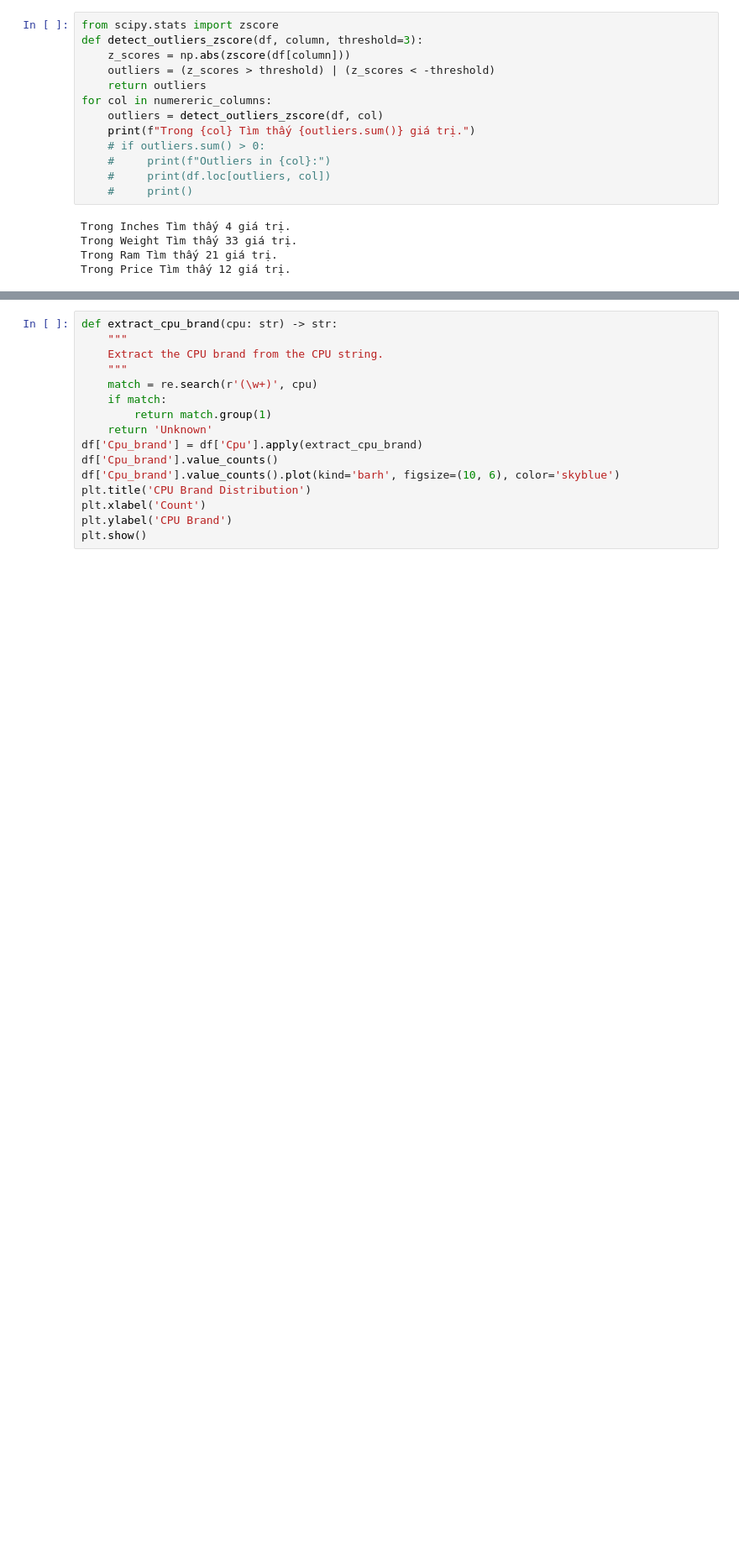
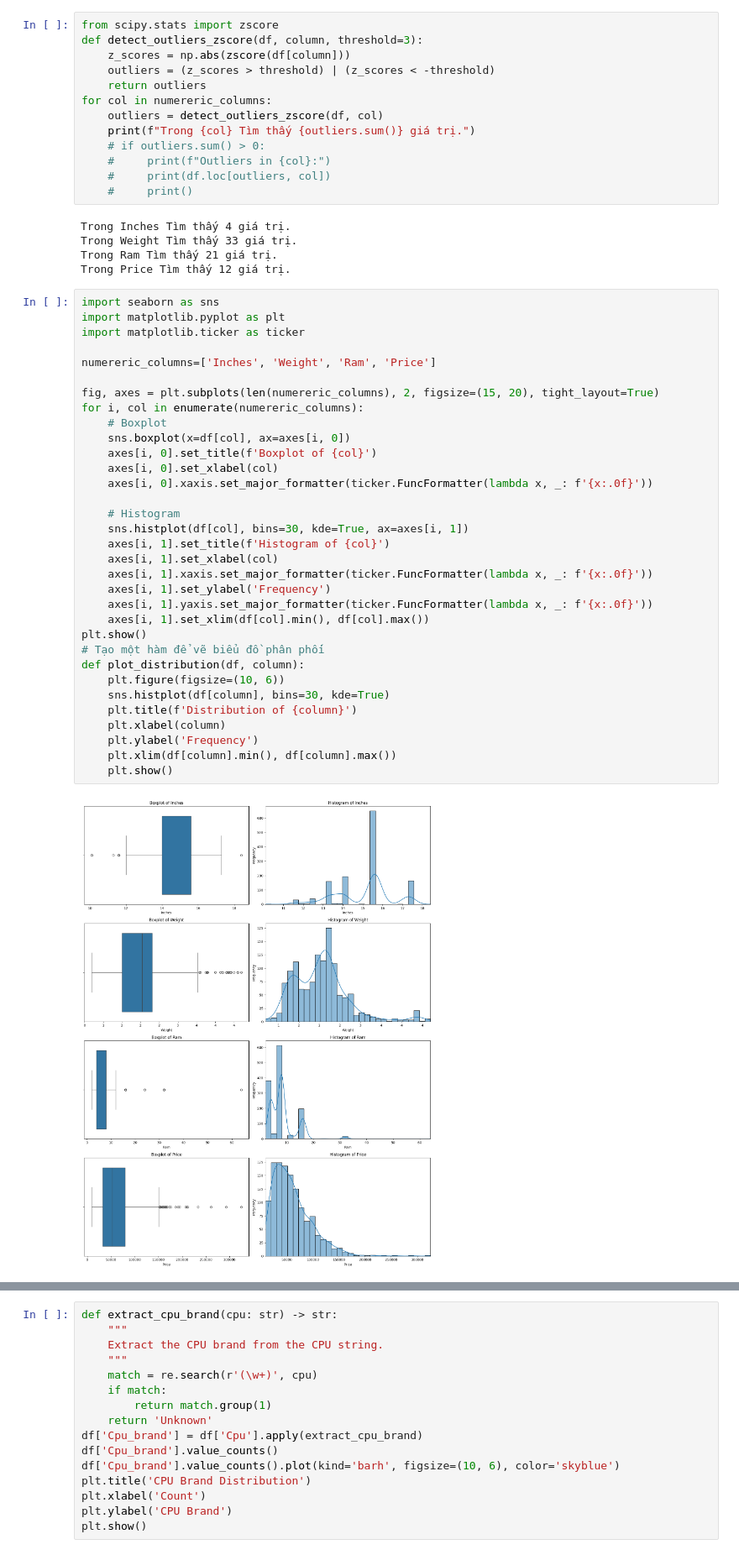
Before and after one commit to chungledong/Data_Analysis, a Jupyter notebook: Laptop.ipynb, the cells around one changed output, grey strips where cells are left out. Shown at 84% size. Cells and saved outputs as stored; diff of their text form; blank space fills up the shorter version.

```diff
--- a/Laptop.ipynb
+++ b/Laptop.ipynb
@@ -380,3 +380,38 @@ Trong Inches Tìm thấy 4 giá trị.
 Trong Weight Tìm thấy 33 giá trị.
 Trong Ram Tìm thấy 21 giá trị.
 Trong Price Tìm thấy 12 giá trị.
+# %%
+import seaborn as sns
+import matplotlib.pyplot as plt
+import matplotlib.ticker as ticker
+
+numereric_columns=['Inches', 'Weight', 'Ram', 'Price']
+
+fig, axes = plt.subplots(len(numereric_columns), 2, figsize=(15, 20), tight_layout=True)
+for i, col in enumerate(numereric_columns):
+    # Boxplot
+    sns.boxplot(x=df[col], ax=axes[i, 0])
+    axes[i, 0].set_title(f'Boxplot of {col}')
+    axes[i, 0].set_xlabel(col)
+    axes[i, 0].xaxis.set_major_formatter(ticker.FuncFormatter(lambda x, _: f'{x:.0f}'))
+
+    # Histogram
+    sns.histplot(df[col], bins=30, kde=True, ax=axes[i, 1])
+    axes[i, 1].set_title(f'Histogram of {col}')
+    axes[i, 1].set_xlabel(col)
+    axes[i, 1].xaxis.set_major_formatter(ticker.FuncFormatter(lambda x, _: f'{x:.0f}'))
+    axes[i, 1].set_ylabel('Frequency')
+    axes[i, 1].yaxis.set_major_formatter(ticker.FuncFormatter(lambda x, _: f'{x:.0f}'))
+    axes[i, 1].set_xlim(df[col].min(), df[col].max())
+plt.show()
+# Tạo một hàm để vẽ biểu đồ phân phối
+def plot_distribution(df, column):
+    plt.figure(figsize=(10, 6))
+    sns.histplot(df[column], bins=30, kde=True)
+    plt.title(f'Distribution of {column}')
+    plt.xlabel(column)
+    plt.ylabel('Frequency')
+    plt.xlim(df[column].min(), df[column].max())
+    plt.show()
+# %% [output]
+[figure, added]
```
Also changed, not shown: parts of 3 cells of this notebook, 2 other files.
